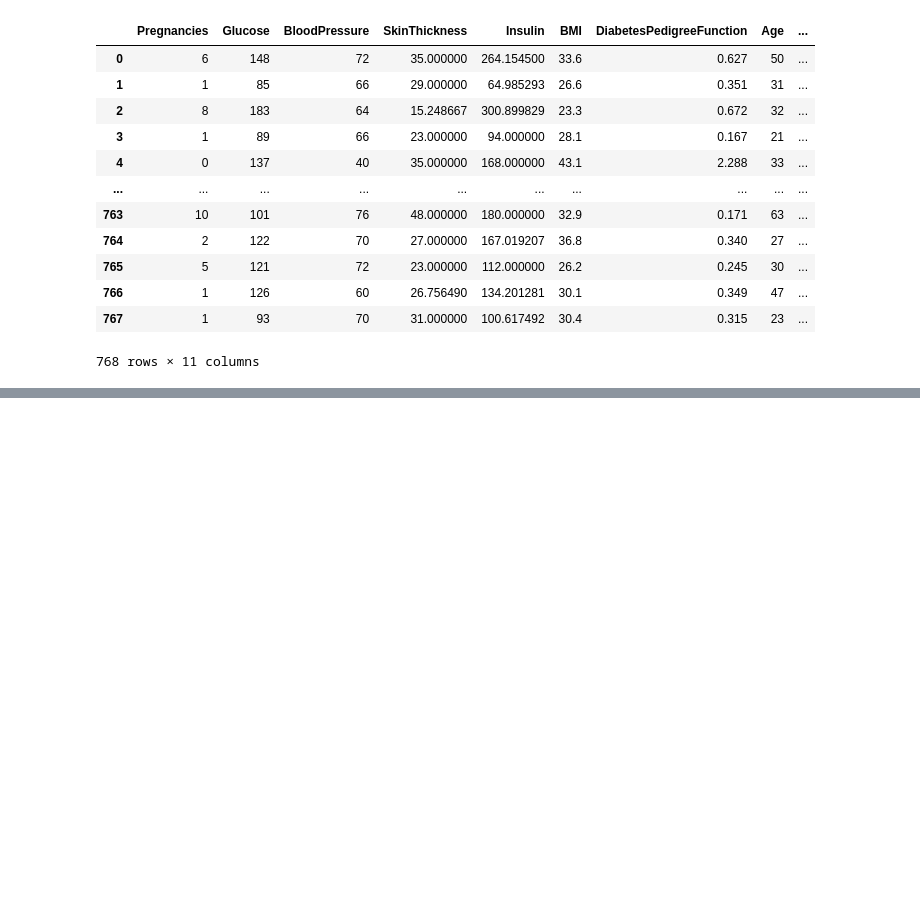
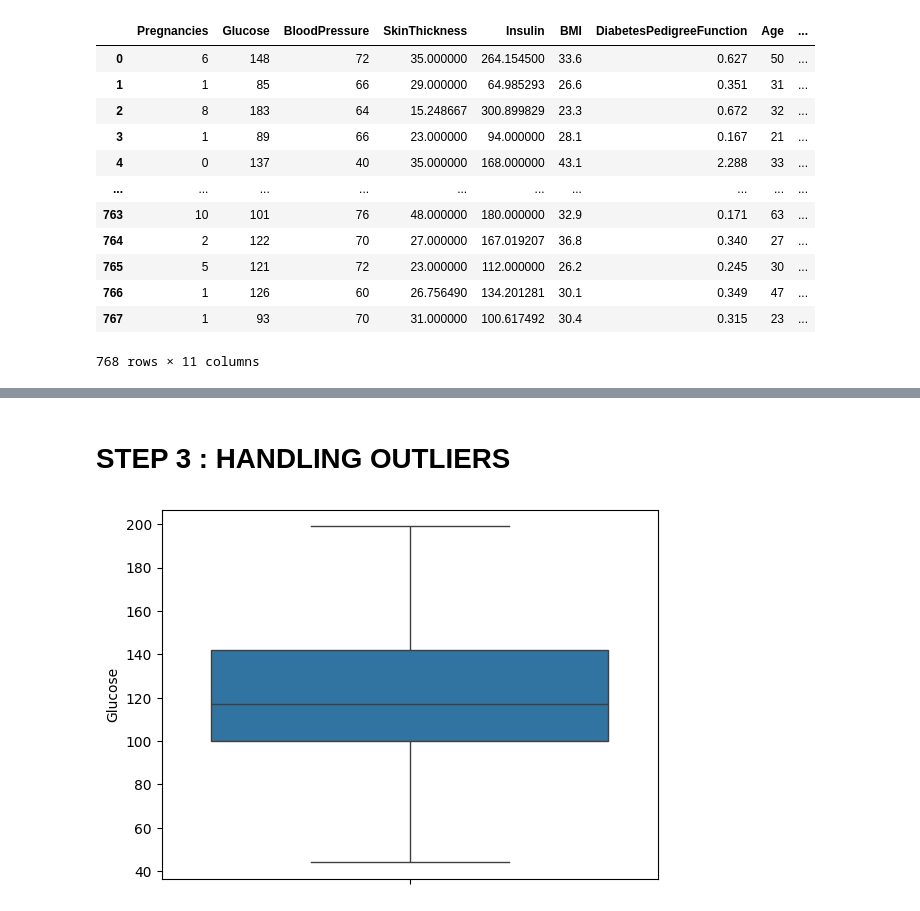
Before and after one commit to salhi-mohamed/diabetes_prediction, a Jupyter notebook: Untitled.ipynb, the cells around one changed output, grey strips where cells are left out. Drawn from its saved outputs; the diff is of its cells as text; code cells hidden in the pictures; blank space fills up the shorter version.

```diff
--- a/Untitled.ipynb
+++ b/Untitled.ipynb
@@ -311,3 +318,9 @@ df
 | 766 | 1 | 126 | 60 | 26.756490 | 134.201281 | 30.1 | 0.349 | 47 | ... |
 | 767 | 1 | 93 | 70 | 31.000000 | 100.617492 | 30.4 | 0.315 | 23 | ... |
 768 rows × 11 columns
+# %%
+# Drop rows where 'Glucose' is equal to 0
+df = df[df['Glucose'] != 0]
+
+# Verify the change
+print(f"Number of rows after dropping rows with Glucose=0: {len(df)}")
@@ -313,0 +329,6 @@ df
+# %%
+# Drop rows where 'Glucose' is equal to 0
+df = df[df['BMI'] != 0]
+
+# Verify the change
+print(f"Number of rows after dropping rows with BMI=0: {len(df)}")
@@ -313,0 +337,6 @@ df
+# %%
+# Drop rows where 'Glucose' is equal to 0
+df = df[df['BloodPressure'] != 0]
+
+# Verify the change
+print(f"Number of rows after dropping rows with BloodPressure=0: {len(df)}")
@@ -313,0 +378,10 @@ df
+# %% [markdown]
+# STEP 3 : HANDLING OUTLIERS
+# %%
+import matplotlib.pyplot as plt
+import seaborn as sns
+
+sns.boxplot(data=df['Glucose'])
+plt.show()
+# %% [output]
+[figure, added]
```
Also changed, not shown: parts of 54 cells of this notebook.
